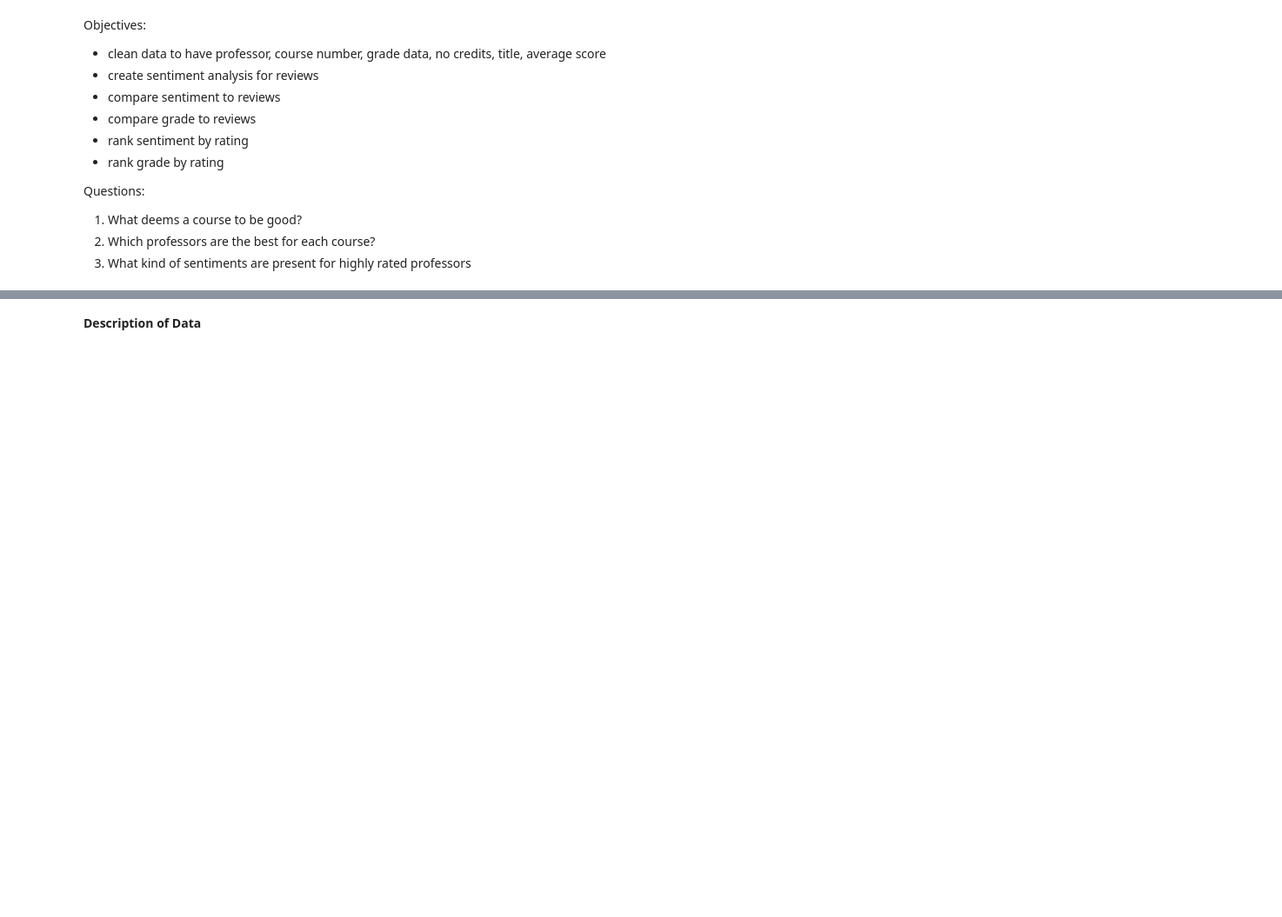
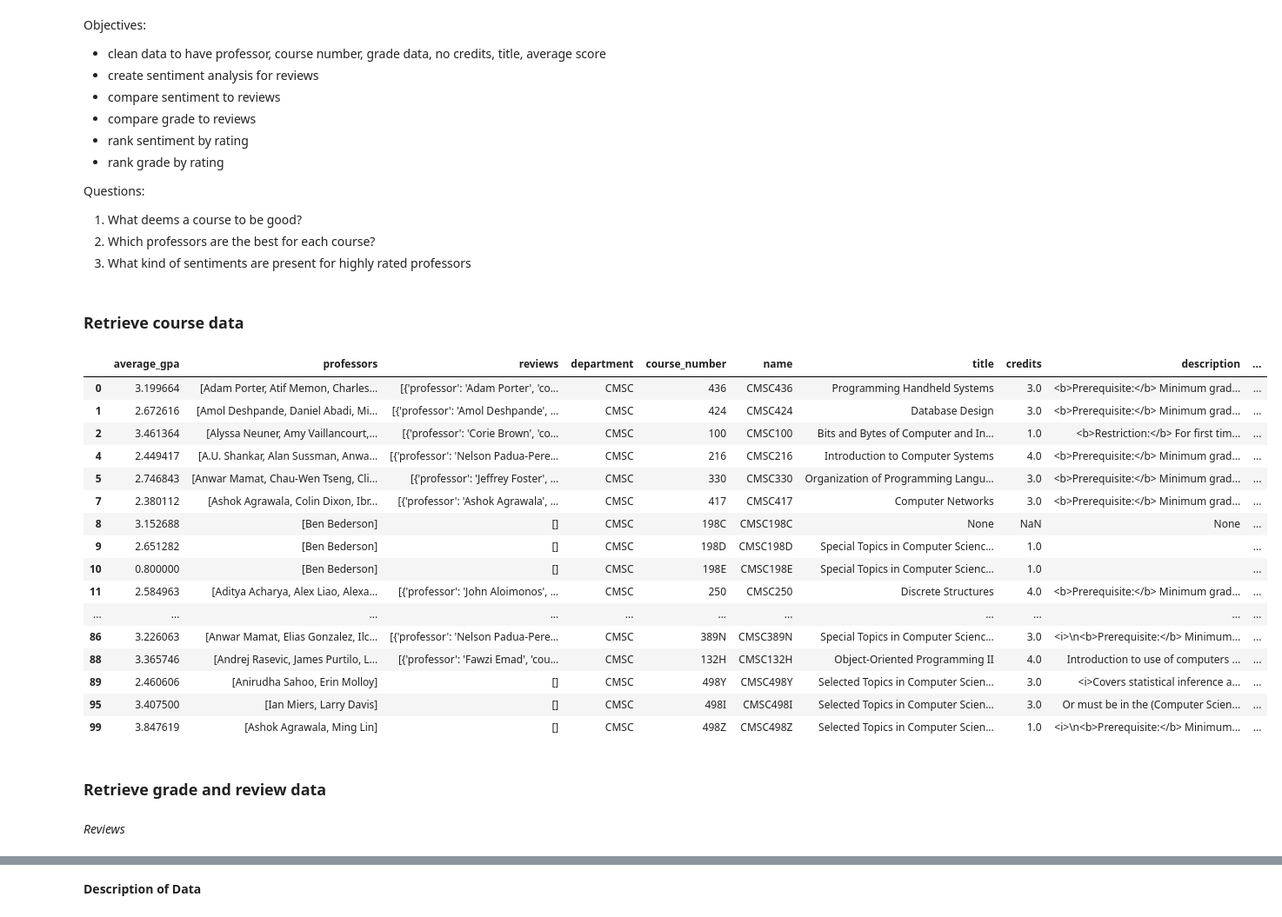
Before and after one commit to adamy03/course_analysis, a Jupyter notebook: course_analysis.ipynb, the cells around one changed output, grey strips where cells are left out. Shown: that part at 87% size. Saved outputs shown, nothing was run; the diff lists cells and outputs as text; code cells hidden in the pictures; blank space fills up the shorter version.

```diff
--- a/course_analysis.ipynb
+++ b/course_analysis.ipynb
@@ -22,6 +29,34 @@ Questions:
+# %% [markdown]
+### **Retrieve course data**
 # %%
-ugrad_courses = pd.DataFrame(pt.courses(department="CMSC", reviews=True))
-ugrad_courses.to_csv("cmsc_courses")
+courses = pd.DataFrame(pt.courses(department="CMSC", reviews=True))
 
-ugrad_courses = ugrad_courses[ugrad_courses["course_number"] < "500"]
-ugrad_courses["sub_code"] = ugrad_courses["course_number"].apply(lambda x: x[3] if len(x) > 3 else 0)
+# Take only undergrad courses
+courses = courses[courses["course_number"] < "500"]
+# Remove duplicate professors for courses
+courses["professors"] = courses["professors"].apply(lambda x: np.unique(x))
+courses["sub_code"] = courses["course_number"].apply(lambda x: x[3] if len(x) > 3 else 0)
+# %%
+courses
+# %% [output]
+|  | average_gpa | professors | reviews | department | course_number | name | title | credits | description | ... |
+| 0 | 3.199664 | [Adam Porter, Atif Memon, Charles... | [{'professor': 'Adam Porter', 'co... | CMSC | 436 | CMSC436 | Programming Handheld Systems | 3.0 | <b>Prerequisite:</b> Minimum grad... | ... |
+| 1 | 2.672616 | [Amol Deshpande, Daniel Abadi, Mi... | [{'professor': 'Amol Deshpande', ... | CMSC | 424 | CMSC424 | Database Design | 3.0 | <b>Prerequisite:</b> Minimum grad... | ... |
+| 2 | 3.461364 | [Alyssa Neuner, Amy Vaillancourt,... | [{'professor': 'Corie Brown', 'co... | CMSC | 100 | CMSC100 | Bits and Bytes of Computer and In... | 1.0 | <b>Restriction:</b> For first tim... | ... |
+| 4 | 2.449417 | [A.U. Shankar, Alan Sussman, Anwa... | [{'professor': 'Nelson Padua-Pere... | CMSC | 216 | CMSC216 | Introduction to Computer Systems | 4.0 | <b>Prerequisite:</b> Minimum grad... | ... |
+| 5 | 2.746843 | [Anwar Mamat, Chau-Wen Tseng, Cli... | [{'professor': 'Jeffrey Foster', ... | CMSC | 330 | CMSC330 | Organization of Programming Langu... | 3.0 | <b>Prerequisite:</b> Minimum grad... | ... |
+| 7 | 2.380112 | [Ashok Agrawala, Colin Dixon, Ibr... | [{'professor': 'Ashok Agrawala', ... | CMSC | 417 | CMSC417 | Computer Networks | 3.0 | <b>Prerequisite:</b> Minimum grad... | ... |
+| 8 | 3.152688 | [Ben Bederson] | [] | CMSC | 198C | CMSC198C | None | NaN | None | ... |
+| 9 | 2.651282 | [Ben Bederson] | [] | CMSC | 198D | CMSC198D | Special Topics in Computer Scienc... | 1.0 |  | ... |
+| 10 | 0.800000 | [Ben Bederson] | [] | CMSC | 198E | CMSC198E | Special Topics in Computer Scienc... | 1.0 |  | ... |
+| 11 | 2.584963 | [Aditya Acharya, Alex Liao, Alexa... | [{'professor': 'John Aloimonos', ... | CMSC | 250 | CMSC250 | Discrete Structures | 4.0 | <b>Prerequisite:</b> Minimum grad... | ... |
+| ... | ... | ... | ... | ... | ... | ... | ... | ... | ... | ... |
+| 86 | 3.226063 | [Anwar Mamat, Elias Gonzalez, Ilc... | [{'professor': 'Nelson Padua-Pere... | CMSC | 389N | CMSC389N | Special Topics in Computer Scienc... | 3.0 | <i>\n<b>Prerequisite:</b> Minimum... | ... |
+| 88 | 3.365746 | [Andrej Rasevic, James Purtilo, L... | [{'professor': 'Fawzi Emad', 'cou... | CMSC | 132H | CMSC132H | Object-Oriented Programming II | 4.0 | Introduction to use of computers ... | ... |
+| 89 | 2.460606 | [Anirudha Sahoo, Erin Molloy] | [] | CMSC | 498Y | CMSC498Y | Selected Topics in Computer Scien... | 3.0 | <i>Covers statistical inference a... | ... |
+| 95 | 3.407500 | [Ian Miers, Larry Davis] | [] | CMSC | 498I | CMSC498I | Selected Topics in Computer Scien... | 3.0 | Or must be in the (Computer Scien... | ... |
+| 99 | 3.847619 | [Ashok Agrawala, Ming Lin] | [] | CMSC | 498Z | CMSC498Z | Selected Topics in Computer Scien... | 1.0 | <i>\n<b>Prerequisite:</b> Minimum... | ... |
+# %% [markdown]
+### **Retrieve grade and review data**
+# %% [markdown]
+*Reviews*
```
Also changed, not shown: parts of 11 cells of this notebook, 5 other files.
